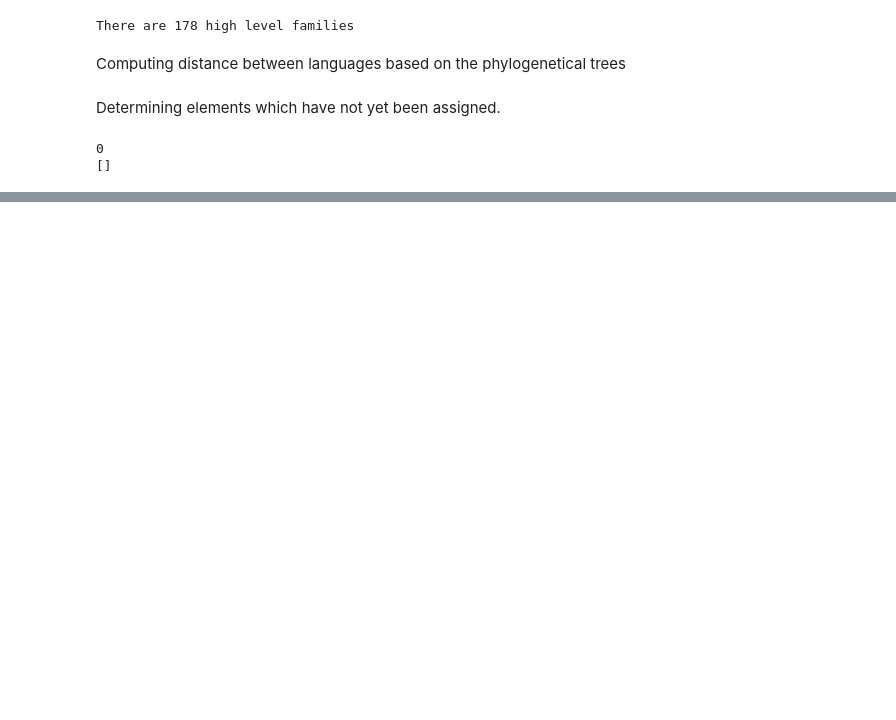
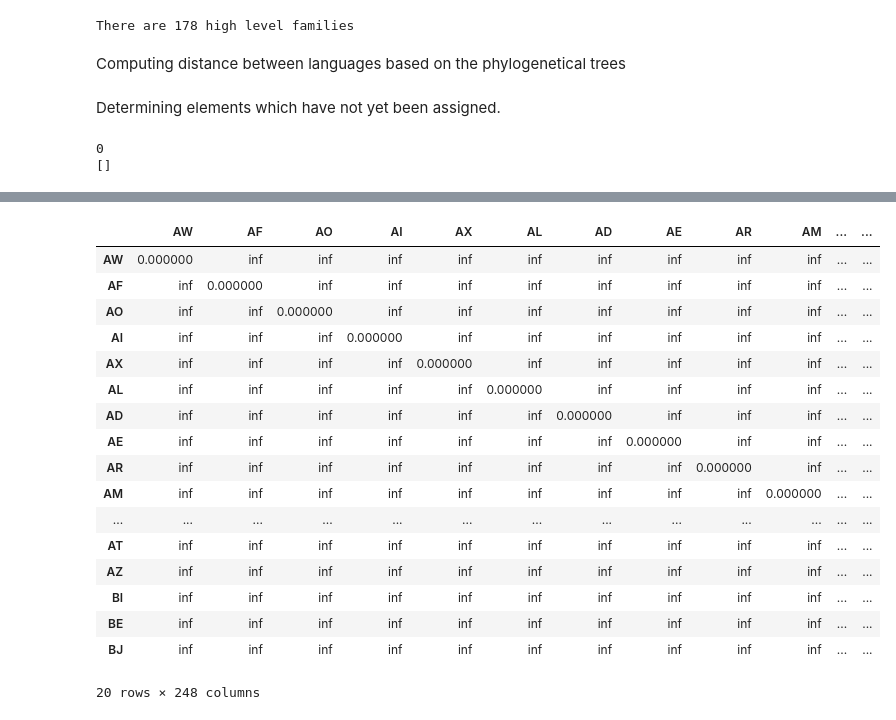
Before and after one commit to LailaHms/ADA2017_Homeworks, a Jupyter notebook: Project/LinkingLanguages/Linking Languages.ipynb, the cells around one changed output, grey strips where cells are left out. Cells and saved outputs as stored; diff of their text form; code cells hidden in the pictures; blank space fills up the shorter version.

```diff
--- a/Project/LinkingLanguages/Linking Languages.ipynb
+++ b/Project/LinkingLanguages/Linking Languages.ipynb
@@ -200,0 +218,2 @@ lang_dist
+# %%
+countries = data.ISO2.tolist()
@@ -200,0 +229,30 @@ lang_dist
+# %%
+# Creating the country language distance dataframe
+country_lang_dist = pd.DataFrame(columns = countries, index = countries)
+
+for country in countries:
+    # Setting the distances between countries to inf
+    country_lang_dist[country] = np.inf
+    # Setting the diagonal to 0
+    country_lang_dist.loc[country, country] = 0
+
+country_lang_dist.head(10)
+# %% [output]
+|  | AW | AF | AO | AI | AX | AL | AD | AE | AR | AM | ... | ... |
+| AW | 0.000000 | inf | inf | inf | inf | inf | inf | inf | inf | inf | ... | ... |
+| AF | inf | 0.000000 | inf | inf | inf | inf | inf | inf | inf | inf | ... | ... |
+| AO | inf | inf | 0.000000 | inf | inf | inf | inf | inf | inf | inf | ... | ... |
+| AI | inf | inf | inf | 0.000000 | inf | inf | inf | inf | inf | inf | ... | ... |
+| AX | inf | inf | inf | inf | 0.000000 | inf | inf | inf | inf | inf | ... | ... |
+| AL | inf | inf | inf | inf | inf | 0.000000 | inf | inf | inf | inf | ... | ... |
+| AD | inf | inf | inf | inf | inf | inf | 0.000000 | inf | inf | inf | ... | ... |
+| AE | inf | inf | inf | inf | inf | inf | inf | 0.000000 | inf | inf | ... | ... |
+| AR | inf | inf | inf | inf | inf | inf | inf | inf | 0.000000 | inf | ... | ... |
+| AM | inf | inf | inf | inf | inf | inf | inf | inf | inf | 0.000000 | ... | ... |
+| ... | ... | ... | ... | ... | ... | ... | ... | ... | ... | ... | ... | ... |
+| AT | inf | inf | inf | inf | inf | inf | inf | inf | inf | inf | ... | ... |
+| AZ | inf | inf | inf | inf | inf | inf | inf | inf | inf | inf | ... | ... |
+| BI | inf | inf | inf | inf | inf | inf | inf | inf | inf | inf | ... | ... |
+| BE | inf | inf | inf | inf | inf | inf | inf | inf | inf | inf | ... | ... |
+| BJ | inf | inf | inf | inf | inf | inf | inf | inf | inf | inf | ... | ... |
+20 rows × 248 columns
```
Also changed, not shown: parts of 14 cells of this notebook, 4 other files.
